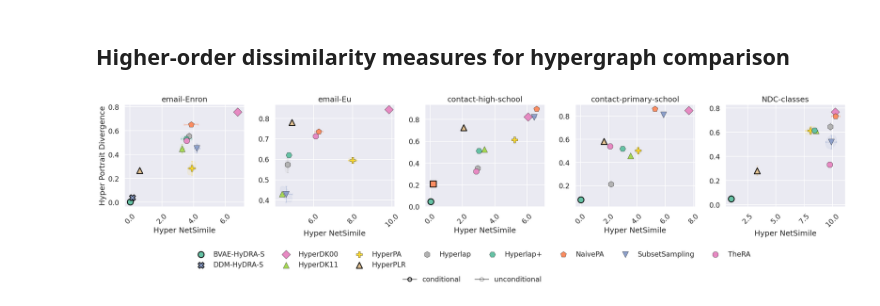
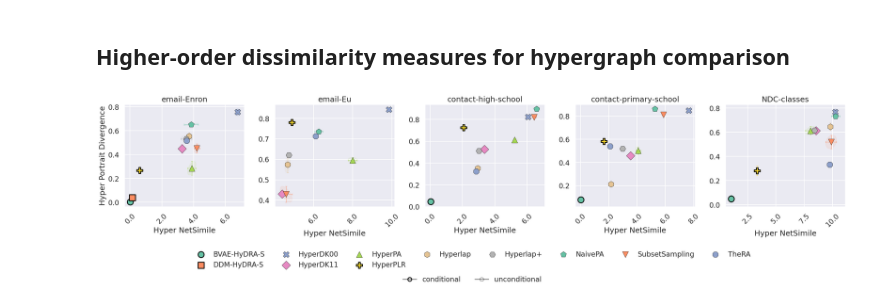
Before and after one commit to hypernetwork-research-group/Janus, a Jupyter notebook: examples/notebooks/tables_and_plots.ipynb, the cells around one changed output. Saved outputs shown, nothing was run; the diff lists cells and outputs as text; code cells hidden in the pictures.

```diff
--- a/examples/notebooks/tables_and_plots.ipynb
+++ b/examples/notebooks/tables_and_plots.ipynb
@@ -160,7 +160,21 @@ from matplotlib.patches import Ellipse
 
 df_dissimilarity = df.copy()
 
-df_dissimilarity['kind'] = df_dissimilarity['kind'].apply(lambda x: x[0])
+def _scalarize(x, *, lower=False):
+    """If x is a 1-element container, unwrap it. If it's a string, keep it intact."""
+    if isinstance(x, (list, tuple, np.ndarray)):
+        if len(x) == 0:
+            return np.nan
+        x = x[0]
+    if isinstance(x, str):
+        x = x.strip()
+        if lower:
+            x = x.lower()
+    return x
+
+# Normalize ONCE (prevents "ModelA" vs "M" bugs)
+df_dissimilarity["name"] = df_dissimilarity["name"].apply(_scalarize)
+df_dissimilarity["kind"] = df_dissimilarity["kind"].apply(lambda v: _scalarize(v, lower=True))
 
 def covariance_ellipse(
     ax, x, y, *, n_std=1.0, edgecolor="k", facecolor="none",
@@ -194,7 +208,6 @@ def covariance_ellipse(
     )
     ax.add_patch(ell)
 
-# ADD (anywhere above the plotting loop)
 def _kind_proxy_handle(edgecolor, linewidth, linestyle):
     return Line2D(
         [0], [0],
@@ -207,15 +220,13 @@ def _kind_proxy_handle(edgecolor, linewidth, linestyle):
         linewidth=1.0,
     )
 
-# =========================
-# Kind -> marker-edge config
-# =========================
 KIND_EDGE_CONFIGS = [
     {"kinds": ["conditional"], "label": "conditional", "edgecolor": "black", "linewidth": 2.0, "linestyle": "solid"},
     {"kinds": ["unconditional"], "label": "unconditional", "edgecolor": "black", "linewidth": 0.5, "linestyle": "solid"},
 ]
 
 def kind_edge_style(kind):
+    kind = _scalarize(kind, lower=True)
     for cfg in KIND_EDGE_CONFIGS:
         kinds = cfg.get("kinds", [])
         if isinstance(kinds, str):
@@ -224,12 +235,7 @@ def kind_edge_style(kind):
             return {k: v for k, v in cfg.items() if k != "kinds"}
     raise ValueError(f"Kind '{kind}' not found in any KIND_EDGE_CONFIGS entry")
 
-unique_datasets = df_dissimilarity["dataset_name"].unique()
-
-# --- available datasets in the data (keeps first-seen order) ---
 available_datasets = list(df_dissimilarity["dataset_name"].unique())
-
-# --- YOUR desired order (use the exact strings found in dataset_name) ---
 DATASET_ORDER = [
     "daqh/email-Enron",
     "daqh/email-Eu",
@@ -250,25 +256,21 @@ def ordered_datasets(available, order=None, *, strict=True):
 
 unique_datasets = ordered_datasets(available_datasets, DATASET_ORDER, strict=True)
 
-# --- consistent names across all subplots ---
-tmp_names = df_dissimilarity["name"].apply(lambda x: x[0])
-all_names = sorted(tmp_names.unique())
+# consistent names across all subplots
+all_names = sorted(df_dissimilarity["name"].dropna().unique())
 
-# --- markers (one per name) ---
-marker_list = ["o", "s", "X", "D", "^", "P", "^", "h", "H", "p", "v", "8", ">", "*"]
+# markers (one per name)
+marker_list = ["o", "s", "X", "D", "^", "P", "h", "H", "p", "v", "8", ">", "*"]
 marker_cycle = itertools.cycle(marker_list)
 marker_map = {n: next(marker_cycle) for n in all_names}
 
-# --- colors (one per name, fixed across all subplots) ---
+# colors (one per name, fixed across all subplots)
 palette = sns.color_palette("Set2", n_colors=len(all_names))
 color_map = dict(zip(all_names, palette))
 
 sns.set_theme(style="darkgrid", context="talk")
 
-fig, ax = plt.subplots(
-    ncols=len(unique_datasets),
-    figsize=(5 * len(unique_datasets), 6),
-)
+fig, ax = plt.subplots(ncols=len(unique_datasets), figsize=(5 * len(unique_datasets), 6))
 if len(unique_datasets) == 1:
     ax = [ax]
 
@@ -276,14 +278,12 @@ if len(unique_datasets) == 1:
 name_handles = {}
 
 for i, dataset_name in enumerate(unique_datasets):
-    df_dissimilarity_raw = df_dissimilarity[df_dissimilarity["dataset_name"] == dataset_name][
+    df_raw = df_dissimilarity[df_dissimilarity["dataset_name"] == dataset_name][
         ["name", "kind", "hyper_net_simile", "hyper_portrait_divergence"]
     ].copy()
-    df_dissimilarity_raw["name"] = df_dissimilarity_raw["name"].apply(lambda x: x[0])
 
-    # per-name stats + kind (mode; falls back to first)
-    df_dissimilarity_stats = (
-        df_dissimilarity_raw.groupby("name", as_index=False)
+    df_stats = (
+        df_raw.groupby("name", as_index=False)
         .agg(
             kind=("kind", lambda s: s.mode().iloc[0] if not s.mode().empty else s.iloc[0]),
             x_mean=("hyper_net_simile", "mean"),
@@ -293,8 +293,7 @@ for i, dataset_name in enumerate(unique_datasets):
         )
     )
 
-    # plot points manually so marker edge can vary per-point (by kind)
-    for _, r in df_dissimilarity_stats.iterrows():
+    for _, r in df_stats.iterrows():
         n = r["name"]
         c = color_map[n]
         m = marker_map[n]
@@ -311,10 +310,10 @@ for i, dataset_name in enumerate(unique_datasets):
             zorder=2,
             label="_nolegend_",
         )
-        if i == 0 and n not in name_handles:
+        # store first-seen handle (not just i==0)
+        if n not in name_handles:
             name_handles[n] = sc
 
-        # errorbars (mean ± 1 std), keep same color as marker fill
         if np.isfinite(r["x_std"]) and np.isfinite(r["y_std"]):
             ax[i].errorbar(
                 r["x_mean"], r["y_mean"],
@@ -328,8 +327,7 @@ for i, dataset_name in enumerate(unique_datasets):
                 label="_nolegend_",
             )
 
-        # covariance ellipse (1-sigma), keep ellipse colored by marker fill
-        sub = df_dissimilarity_raw[df_dissimilarity_raw["name"] == n]
+        sub = df_raw[df_raw["name"] == n]
         covariance_ellipse(
             ax[i],
             sub["hyper_net_simile"],
@@ -344,51 +342,40 @@ for i, dataset_name in enumerate(unique_datasets):
 
     ax[i].set_title(dataset_name.split("/")[-1])
     ax[i].set_xlabel("Hyper NetSimile")
-    if i == 0:
-        ax[i].set_ylabel("Hyper Portrait Divergence")
-    else:
-        ax[i].set_ylabel("")
-
+    ax[i].set_ylabel("Hyper Portrait Divergence" if i == 0 else "")
     ax[i].tick_params(axis="x", rotation=45)
     ax[i].xaxis.set_major_formatter(plt.FormatStrFormatter("%.1f"))
     ax[i].yaxis.set_major_formatter(plt.FormatStrFormatter("%.1f"))
 
-# bottom-center legend for names (marker+color; edge reflects that name's kind if consistent)
 handles = [name_handles[n] for n in all_names if n in name_handles]
 labels = [n for n in all_names if n in name_handles]
 
-# --- name legend (existing) ---
 fig.legend(
     handles,
     labels,
     loc="lower center",
     bbox_to_anchor=(0.5, -0.02),
-    ncol=int(len(labels) / 1.3),
+    ncol=max(1, int(len(labels) / 1.3)),
     frameon=False,
 )
 
-# --- kind legend (NEW, placed under the name legend) ---
 kind_handles = []
 kind_labels = []
 for cfg in KIND_EDGE_CONFIGS:
     kind_handles.append(_kind_proxy_handle(cfg["edgecolor"], cfg["linewidth"], cfg["linestyle"]))
     kind_labels.append(cfg.get("label", ",".join(cfg.get("kinds", []))))
 
-# (optional) include a default/other entry
 fig.legend(
     kind_handles,
     kind_labels,
     loc="lower center",
     bbox_to_anchor=(0.5, -0.10),
     ncol=len(kind_labels),
     frameon=False,
 )
 
-# and give a bit more bottom room
 fig.tight_layout()
 fig.subplots_adjust(bottom=0.35)
-
-# Save the figure as pdf
 fig.savefig(f"{root_dir}figures/dissimilarity_scatter.pdf", format="pdf", bbox_inches="tight")
 # %% [output]
-[figure, old version]
+[figure, new version]
```
Also changed, not shown: parts of 1 cell of this notebook.
